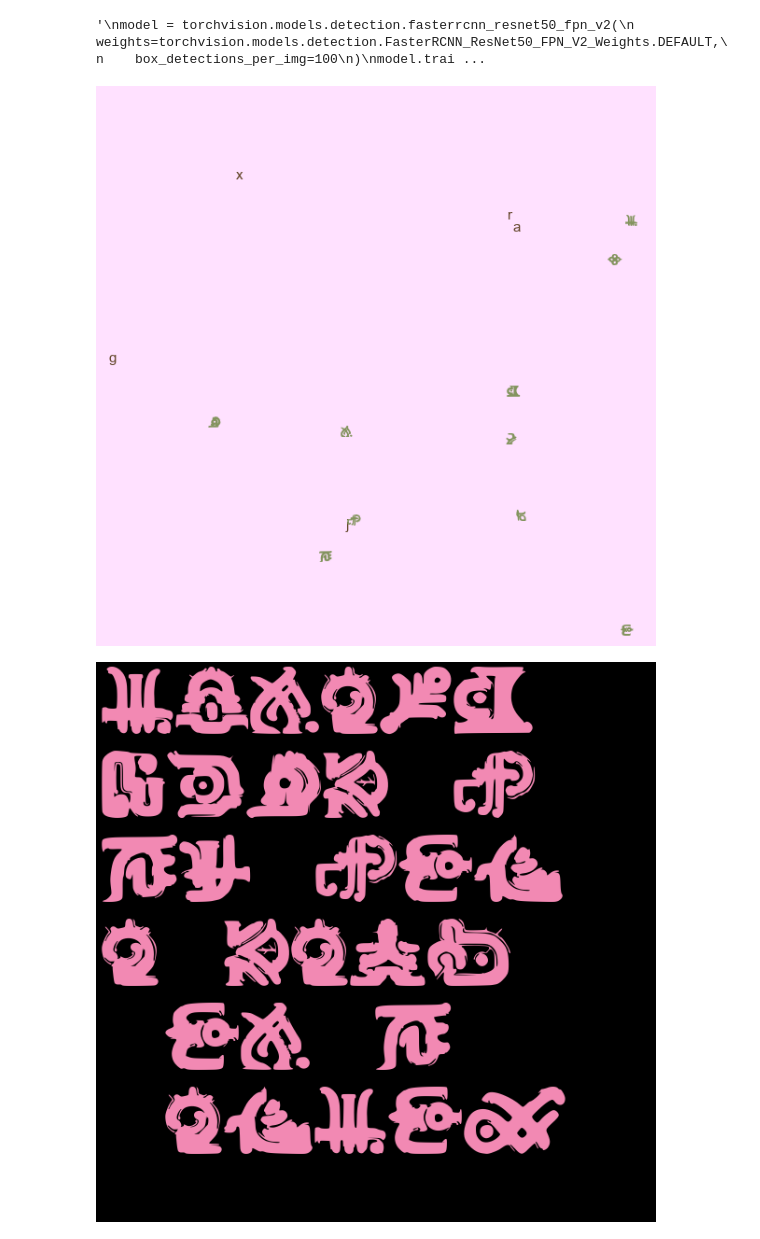
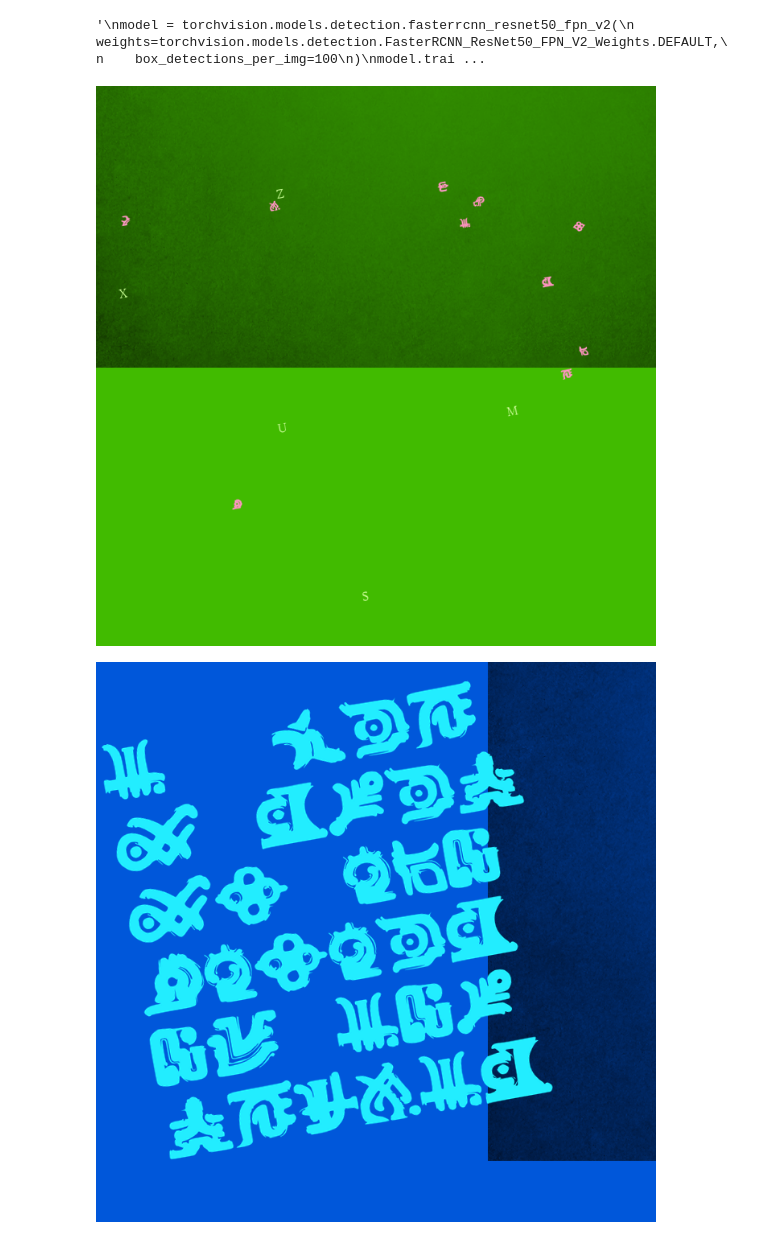
Before and after one commit to Ak0da/SoulGlyphRecognition, a Jupyter notebook: Create_Training_Set.ipynb, the cells around one changed output. Drawn from its saved outputs; the diff is of its cells as text; code cells hidden in the pictures.

Commit message:
Added rotated letter, added noise in the background, split recognition in an overlapped tiling of square + one tile for full scan

```diff
--- a/Create_Training_Set.ipynb
+++ b/Create_Training_Set.ipynb
@@ -57,28 +93,30 @@ def displayCoords(image, coords, labels):
 def createImage(pixelSize=(600,600), labels=[], nPerturbs=5, font=None, yBaseOffset=0,angle=0,seed=0) -> Image:
     random.seed(seed)
 
-
     info = {'boxes' : [], 'labels' : []}
-    padding = 5
+    padding = 0
 
     foreground=(random.randrange(256),random.randrange(256),random.randrange(256), 255)
     background=(random.randrange(256),random.randrange(256),random.randrange(256))
-
+    """
     distance = abs(foreground[0]+foreground[1]+foreground[2]-background[0]-background[1]-background[2])
     modif = 255//(distance+1)
     background=(background[0]*modif,background[1]*modif,background[2]*modif)
+    """
+    distance = (foreground[0]+foreground[1]+foreground[2]-background[0]-background[1]-background[2])
+    signDist = int(math.copysign(1,distance))
+    modif = 10*255//(distance+signDist)
+    background=(background[0]-modif,background[1]-modif,background[2]-modif)
+    foreground=(foreground[0]+modif,foreground[1]+modif,foreground[2]+modif, 255)
 
     baseFontSize = font.size
 
     image1 = Image.new(mode='RGBA', size=pixelSize, color=(255,255,255,0))
-    background1 = Image.new(mode='RGB', size=pixelSize, color=background)
-
     draw1 = ImageDraw.Draw(image1)
 
-
-    perturb_font = ImageFont.truetype("arial.ttf", baseFontSize)
+    perturb_font = ImageFont.truetype("yumin.ttf", baseFontSize)
     perturb_foreground=(random.randrange(256),random.randrange(256),random.randrange(256), 255)
-    perturbs = [alphabet[random.randrange(len(alphabet))] for i in range(nPerturbs)]
+    perturbs = [alphabet[random.randrange(len(alphabet)+1)-1] for i in range(nPerturbs)]
 
     #Draw perturbations
     for perturb in perturbs:
@@ -100,7 +138,7 @@ def createImage(pixelSize=(600,600), labels=[], nPerturbs=5, font=None, yBaseOff
 
     #Draw Glyphs
     for label in labels:
-        symbol = alphabet[label]
+        symbol = alphabet[label+1]
         x0,y0,width,height = font.getbbox(symbol)
 
         fontSize = baseFontSize
@@ -117,29 +155,44 @@ def createImage(pixelSize=(600,600), labels=[], nPerturbs=5, font=None, yBaseOff
         ])
         info['labels'].append(label+1) #0 is for background
 
+    sampling = Image.Resampling.BICUBIC
+    text_rot = image1.copy().rotate(angle,sampling,expand=True)
 
 
-    sampling = Image.Resampling.BICUBIC
+    backgroundPic = Image.new(mode='RGB', size=text_rot.size, color=background)
 
-    image_rot = background1.copy()
-    image_rot.paste(image1.rotate(angle,sampling), (0, 0), image1.rotate(angle,sampling).split()[-1])
+    #prepare texture for use in background
+    texture = texturesList[random.randrange(len(texturesList))]
+    pos_texture = (random.randrange(-texture.size[0],pixelSize[0]) , random.randrange(-texture.size[1],pixelSize[1]))
+    backgroundPic.paste(texture,pos_texture,texture.split()[-1])
 
-    #image_rot.show()
+    image_rot = backgroundPic.copy()
+    image_rot.paste(text_rot, (0, 0), text_rot.split()[-1])
+
+    #update coords after rotation
+    dx = (text_rot.size[0]-image1.size[0])/2
+    dy = (text_rot.size[1]-image1.size[1])/2
+    dV = [dx,dy,dx,dy]
+    #print(info['boxes'])
+    info['boxes'] = [list(map(add, boxes, dV)) for boxes in info['boxes']] # add the differences of size due to the rotation
+    info['boxes'] = [rotateBox(boxes,angle,(text_rot.size[0]/2,text_rot.size[1]/2)) for boxes in info['boxes']]
+    #print(info['boxes'])
     return image_rot, info
 # %%
 img_test,_ = createImage(
     labels=[0,1,2,3,4,5,6,7,8,9],
     nPerturbs=5,
     font=ImageFont.truetype("./Fonts/SoulGlyph.ttf", 15),
     yBaseOffset=0.0,
-    seed=13
+    angle=10.0,
+    seed=12
 )
 
 display(img_test)
 
 #img_test.save("./Test_Pictures/Test1.jpeg")
 # %% [output]
-[figure, old version]
+[figure, new version]
 # %%
 alphaSpace = ['a','b','c','d','e','f','g','h','i','j','k','l','m','n','o','p','q','r','s','t','u','v','w','x','y','z',' ',' ',' ',' ',' ']
 def createWordImage(pixelSize=(600,600), nPerturbs=5, font=None, yBaseOffset=0,angle=0,seed=0) -> Image:
@@ -224,12 +297,13 @@ img_test2,_ = createWordImage(
     nPerturbs=5,
     font=ImageFont.truetype("./Fonts/SoulGlyph.ttf", 90),
     yBaseOffset=0.0,
-    seed=12
+    angle=10.0,
+    seed=10
 )
 
 display(img_test2)
 # %% [output]
-[figure, old version]
+[figure, new version]
 # %%
 def createTrainingSet():
 
```
Also changed, not shown: parts of 8 cells of this notebook, 4 other files.
